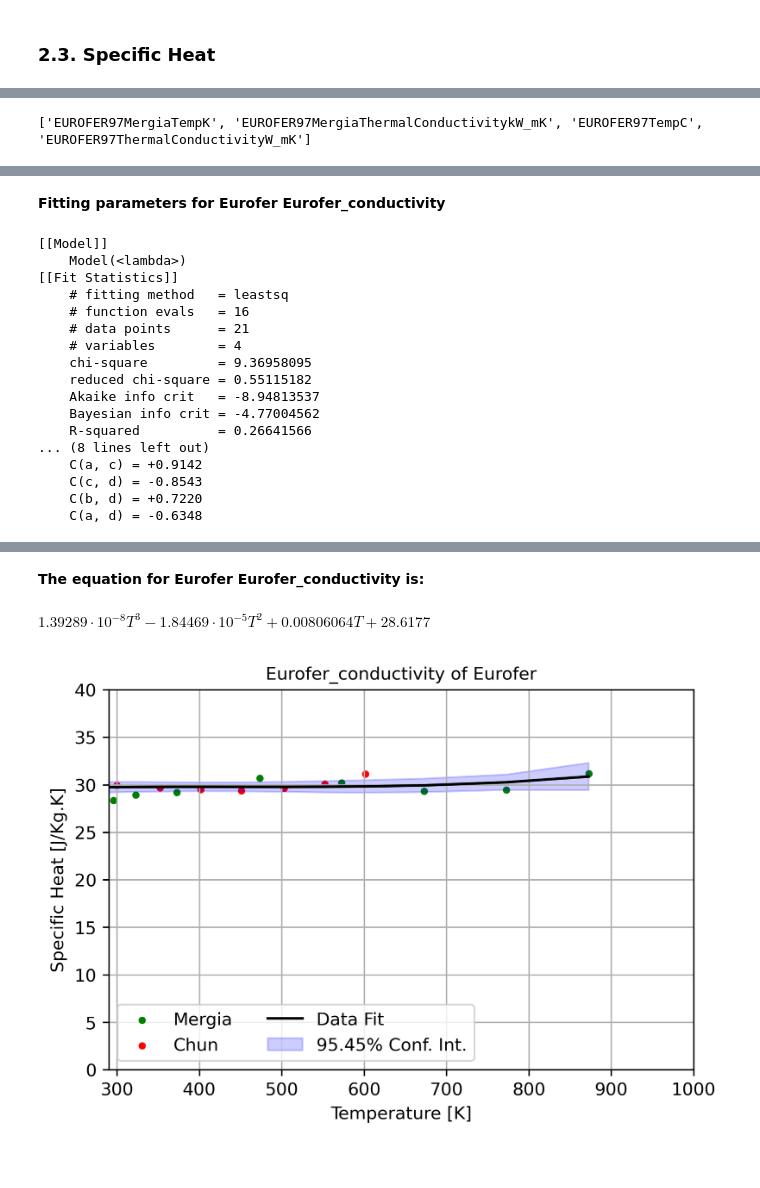
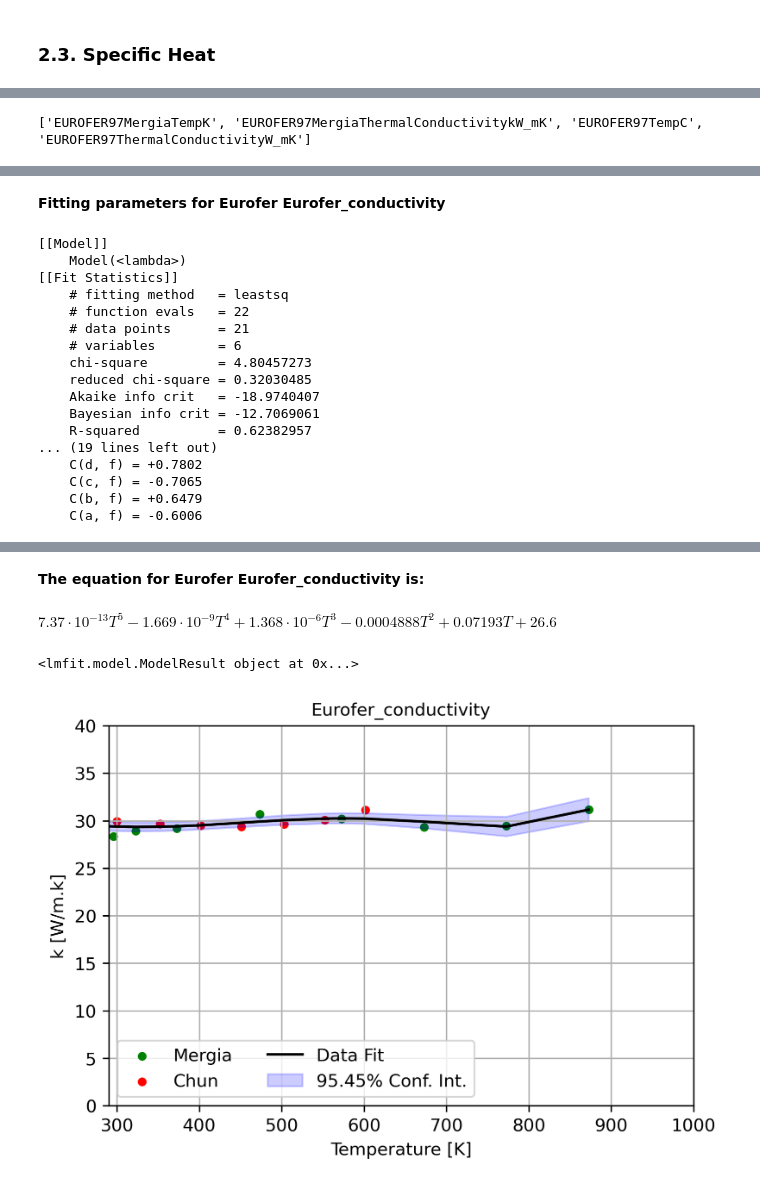
Before and after one commit to Ghoniem-Org/DatabaseCodes, a Jupyter notebook: Jupyter/Eurofer/Eurofer_database_Ghoniem.ipynb, the cells around one changed output, grey strips where cells are left out. Saved outputs shown, nothing was run; the diff lists cells and outputs as text; code cells hidden in the pictures.

```diff
--- a/Jupyter/Eurofer/Eurofer_database_Ghoniem.ipynb
+++ b/Jupyter/Eurofer/Eurofer_database_Ghoniem.ipynb
@@ -589,8 +528,12 @@ load_data(excel_filename, material_property, header_rows_list=[1, 3], num_data_r
 # %%
-# Temperature range and initializations
-T = np.arange(300, 1000, 10)
+# # Load excel data for desired property name
+material_property = "Eurofer_conductivity"
+x_axis = 'Temperature [K]'
+y_axis = 'k [W/m.k]'
+load_data(excel_filename, material_property, header_rows_list=[1, 3], num_data_rows=16, room_temp=293)
+#Temperature range and initializations
+T = np.arange(300, 1000, 1)
 n = len(T)
-
 print(var_names)
 
 # Concatenate and sort data for fitting
@@ -599,48 +542,49 @@ vars_x = variables[::2]
 vars_y = variables[1::2]
 
 T, k = concatenate_and_sort(vars_x, vars_y)
 
 x_data_list = [x for x in vars_x]
 y_data_list = vars_y
 data_colors = ['green', 'red', 'magenta', 'blue', 'cyan', 'black']
 data_marker_sizes = [msize] * len(x_data_list)
 data_labels = ['Mergia','Chun']
 
-fit_result = get_model_fit_and_print_it(T, k, fit_func='poly', poly_deg=3,\
-    material_name=material_name, property_name=material_property, eq_digits=6, print_bool=True)
-
+fit_result = get_model_fit_and_print_it(T, k, fit_func='poly', poly_deg=5,\
+    material_name=material_name, property_name=material_property, eq_digits=4, print_bool=True)
+print(fit_result)
 custom_multi_plot(x_data_list, y_data_list,
-                  x_label='Temperature [K]', y_label=r'Specific Heat [J/Kg.K]', title=material_property + " of " + material_name,
+                  x_label=x_axis, y_label=y_axis, title=material_property,
                   scale='linear', font_size=fsize, xlim=[290, 1000], ylim=[0, 40],
                   grid=True, legend=True, data_labels=data_labels, fit_labels=None,
                   data_colors=data_colors, fit_colors=None, data_marker_sizes=data_marker_sizes,
                   fit_line_widths=[2], x_label_font_size=fsize, y_label_font_size=fsize, title_font_size=fsize,\
                   legend_font_size=fsize, legend_loc='lower left', legend_num_cols=2)
 
 plot_fit_and_conf(T, k, fit_result, sigma=2, legend=True, legend_font_size=fsize, legend_loc='lower left', legend_num_cols=2,\
                   fit_line_color='red', pred_int_fill_color='grey', conf_int_fill_color='blue')
 # %% [output]
 ['EUROFER97MergiaTempK', 'EUROFER97MergiaThermalConductivitykW_mK', 'EUROFER97TempC', 'EUROFER97ThermalConductivityW_mK']
 [interactive output not drawn]
 **Fitting parameters for Eurofer Eurofer_conductivity**
 [[Model]]
     Model(<lambda>)
 [[Fit Statistics]]
     # fitting method   = leastsq
-    # function evals   = 16
+    # function evals   = 22
     # data points      = 21
-    # variables        = 4
-    chi-square         = 9.36958095
-    reduced chi-square = 0.55115182
-    Akaike info crit   = -8.94813537
-    Bayesian info crit = -4.77004562
-    R-squared          = 0.26641566
-... (8 lines left out)
-    C(a, c) = +0.9142
-    C(c, d) = -0.8543
-    C(b, d) = +0.7220
-    C(a, d) = -0.6348
+    # variables        = 6
+    chi-square         = 4.80457273
+    reduced chi-square = 0.32030485
+    Akaike info crit   = -18.9740407
+    Bayesian info crit = -12.7069061
+    R-squared          = 0.62382957
+... (19 lines left out)
+    C(d, f) = +0.7802
+    C(c, f) = -0.7065
+    C(b, f) = +0.6479
+    C(a, f) = -0.6006
 [interactive output not drawn]
 **The equation for Eurofer Eurofer_conductivity is:**
-$\displaystyle 1.39289 \cdot 10^{-8} T^{3} - 1.84469 \cdot 10^{-5} T^{2} + 0.00806064 T + 28.6177$
+$\displaystyle 7.37 \cdot 10^{-13} T^{5} - 1.669 \cdot 10^{-9} T^{4} + 1.368 \cdot 10^{-6} T^{3} - 0.0004888 T^{2} + 0.07193 T + 26.6$
+<lmfit.model.ModelResult object at 0x...>
-[figure, old version]
+[figure, new version]
```
Also changed, not shown: parts of 8 cells of this notebook, 1 other file.
